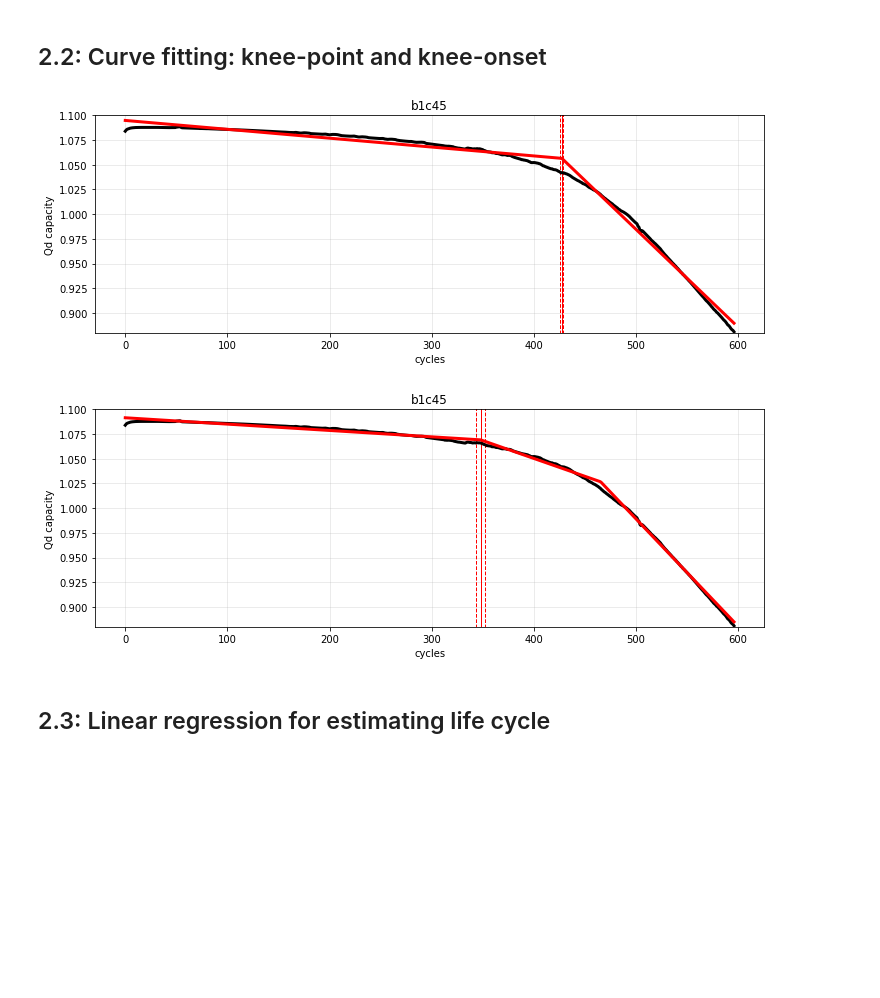
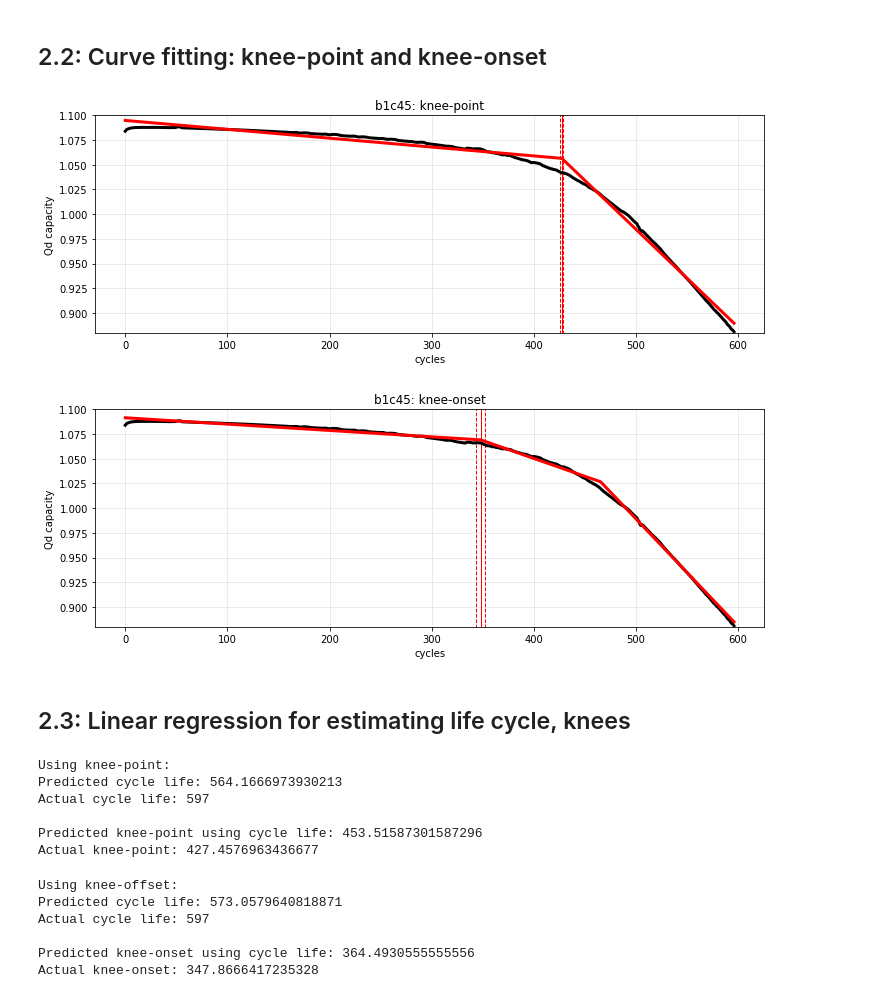
Before and after one commit to andmikey/knee-prediction, a Jupyter notebook: notebooks/200626-mandrejc-initial-exploration.ipynb, the cells around one changed output. Drawn from its saved outputs; the diff is of its cells as text; code cells hidden in the pictures; blank space fills up the shorter version.

Commit message:
Add 2.3, linear regression to notebook

```diff
--- a/notebooks/200626-mandrejc-initial-exploration.ipynb
+++ b/notebooks/200626-mandrejc-initial-exploration.ipynb
@@ -124,24 +124,24 @@ plt.plot([x for x in range(len(d))], d, 'k-', linewidth=3)
 # %%
 y_data = d
 x_data = [x for x in range(len(d))]
 p0 = [1, -1e-4, -1e-4, len(y_data)*.7]
 popt_kpoint, confint = fit_bacon_watts(y_data, p0)
 
 # Plot results
 plt.figure(figsize=(12, 4))
 plt.plot(x_data, y_data, 'k-', linewidth=3)
 plt.plot(x_data, bacon_watts_model(x_data, *popt_kpoint), 'r-', linewidth=3)
 plt.vlines(popt_kpoint[3], 0, 2, color='red', linewidth=1)
 plt.vlines(confint[0], 0, 2, color='red', linewidth=1, linestyle='--')
 plt.vlines(confint[1], 0, 2, color='red', linewidth=1, linestyle='--')
 plt.xlabel('cycles')
 plt.ylabel('Qd capacity')
 plt.grid(alpha=.3)
 plt.ylim(.88, 1.1)
-plt.title("b1c45")
+plt.title("b1c45: knee-point")
 plt.show()
 # %% [output]
-[figure, old version]
+[figure, new version]
 # %%
 popt = popt_kpoint # Setting of popt is missing in original notebook
 p0 = [popt[0], popt[1] + popt[2]/2, popt[2], popt[2]/2, .8*popt[3], 1.1*popt[3]]
@@ -160,10 +160,10 @@ plt.xlabel('cycles')
 plt.ylabel('Qd capacity')
 plt.grid(alpha=.3)
 plt.ylim(.88, 1.1)
-plt.title("b1c45")
+plt.title("b1c45: knee-onset")
 plt.show()
 # %% [output]
-[figure, old version]
+[figure, new version]
 # %% [markdown]
-## 2.3: Linear regression for estimating life cycle
+## 2.3: Linear regression for estimating life cycle, knees
 # %%
@@ -174,3 +178,52 @@ def linear_model(X, param_dict):
 knee_onset_params = {"beta_0": 72.13, "beta_1": 1.44}
 # Knee-point
 knee_point_params = {"beta_0": 25.57, "beta_1": 1.26}
+# %%
+# Knee-point
+y_data = d
+x_data = [x for x in range(len(d))]
+p0 = [1, -1e-4, -1e-4, len(y_data)*.7]
+popt_kpoint, confint = fit_bacon_watts(y_data, p0)
+knee_point = popt_kpoint[3]
+
+predicted_cycle_life = estimate_cycle_life(knee_point, knee_point_params)
+cycle_life = len(y_data)
+
+print("Using knee-point:")
+print(f"Predicted cycle life: {predicted_cycle_life}")
+print(f"Actual cycle life: {cycle_life}\n")
+
+predicted_knee_point = estimate_knee(cycle_life, knee_point_params)
+print(f"Predicted knee-point using cycle life: {predicted_knee_point}")
+print(f"Actual knee-point: {knee_point}")
+# %% [output]
+Using knee-point:
+Predicted cycle life: 564.1666973930213
+Actual cycle life: 597
+
+Predicted knee-point using cycle life: 453.51587301587296
+Actual knee-point: 427.4576963436677
+# %%
+# Knee-onset
+popt = popt_kpoint
+p0 = [popt[0], popt[1] + popt[2]/2, popt[2], popt[2]/2, .8*popt[3], 1.1*popt[3]]
+popt_konset, confint = fit_double_bacon_watts(y_data, p0)
+knee_onset = popt_konset[4]
+
+predicted_cycle_life = estimate_cycle_life(knee_onset, knee_onset_params)
+cycle_life = len(y_data)
+
+print("Using knee-offset:")
+print(f"Predicted cycle life: {predicted_cycle_life}")
+print(f"Actual cycle life: {len(y_data)}\n")
+
+predicted_knee_onset = estimate_knee(cycle_life, knee_onset_params)
+print(f"Predicted knee-onset using cycle life: {predicted_knee_onset}")
+print(f"Actual knee-onset: {knee_onset}")
+# %% [output]
+Using knee-offset:
+Predicted cycle life: 573.0579640818871
+Actual cycle life: 597
+
+Predicted knee-onset using cycle life: 364.4930555555556
+Actual knee-onset: 347.8666417235328
```
Also changed, not shown: parts of 2 cells of this notebook.
